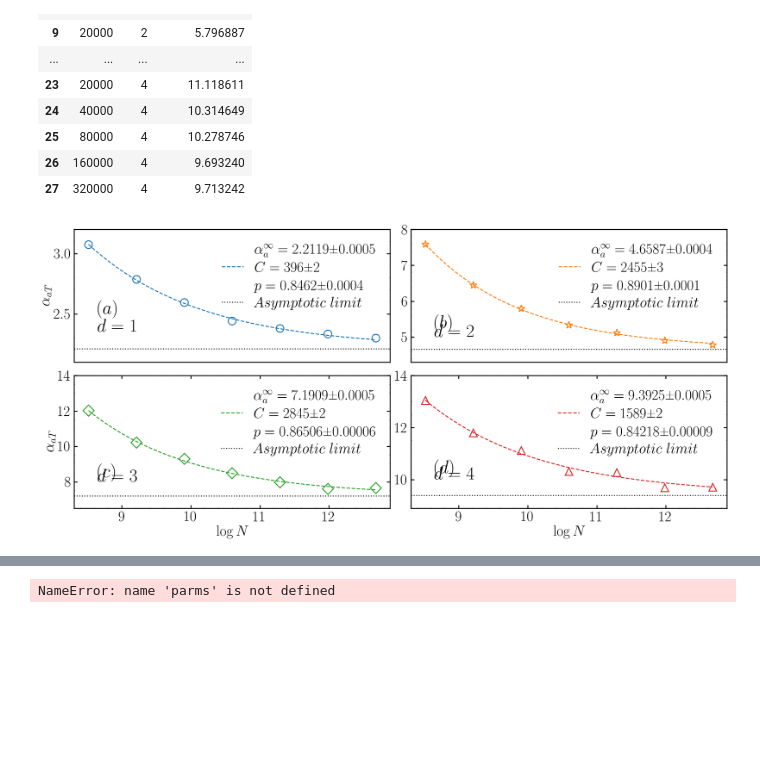
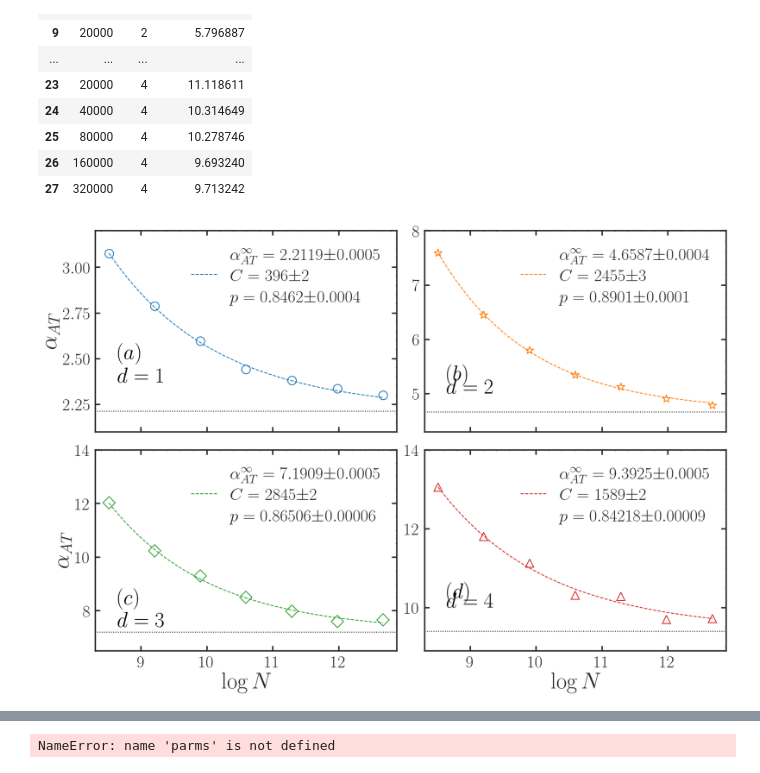
Before and after one commit to JuniorAlencar/SpatialPreferential, a Jupyter notebook: scripts/jupyter/properties.ipynb, the cells around one changed output, grey strips where cells are left out. Drawn from its saved outputs; the diff is of its cells as text; code cells hidden in the pictures; blank space fills up the shorter version.

```diff
--- a/scripts/jupyter/properties.ipynb
+++ b/scripts/jupyter/properties.ipynb
@@ -868,7 +868,7 @@ plt.show()
 ## PLOT TO UNIQUE N VALUE ($N$ $=$ $160000$) WITH $\alpha_g$ $=$ $2.0$
 # %%
 # Configuração inicial
-N = 160000
+N = 40000
 dimensions = [1, 2, 3, 4]
 fig, axes = plt.subplots(2, 2, figsize=(14, 10))
 axes = axes.flatten()
@@ -950,6 +950,6 @@ for dim_idx, dim in enumerate(dimensions):
 
 plt.tight_layout()
 plt.subplots_adjust(right=0.85)
-plt.savefig(f"../../results/alpha_a/R_N_{N}_alpha_a.png", dpi=300)
+#plt.savefig(f"../../results/alpha_a/R_N_{N}_alpha_a.png", dpi=300)
 plt.show()
 # %% [output]
@@ -1204,7 +1204,7 @@ def round_value_and_error(value, error):
     rounded_value = round(value, decimals)
 
     fmt = f".{decimals}f"
-    return f"{format(rounded_value, fmt)} $±$ {format(rounded_error, fmt)}"
+    return f"{format(rounded_value, fmt)} \\displaystyle{{\\pm}} {format(rounded_error, fmt)}"
 # %%
 plt.style.use('./properties.mplstyle')
 plt.rcParams.update({
@@ -1212,7 +1212,7 @@ plt.rcParams.update({
 })
 plt.rcParams["text.usetex"] = True
 plt.rcParams["font.family"] = "serif"
-fig, axs = plt.subplots(2, 2, figsize=(30, 12), sharex=False, sharey=False, constrained_layout=True)
+fig, axs = plt.subplots(2, 2, figsize=(20, 12), sharex=False, sharey=False, constrained_layout=True)
 axs = axs.flatten()
 
 dimensions = [1, 2, 3, 4]
@@ -1225,16 +1225,16 @@ markers = {1: "o", 2: "*", 3: "D", 4: "^"}
 
 colors = {1: "#1f77b4", 2: "#ff7f0e", 3: "#2ca02c", 4:"#d62728"}
 y_limits = {1: [2.1, 3.2], 2: [4.3, 8.0], 3: [6.5, 14.0], 4:[8.9, 14.0]}
-markersize = 20
-mew = 2.5
+markersize = 15
+mew = 1.5
 thickness = 2.5
-fontsize_label = 38
-fontsize_ticks = 38
-labelsize = 27
+fontsize_label = 40
+fontsize_ticks = 30
+labelsize = 15
 label_alpha = ["$(a)$", "$(b)$",
                 "$(c)$", "$(d)$"]
 label_dim = [f"$d = {d}$" for d in dimensions]
-pos_y_dim = [2.35, 5, 8, 10]
+pos_y_dim = [2.37, 5, 7.4, 10]
 pos_y_alpha = [2.50, 5.25, 8.25, 10.25]
 
 count = 0
@@ -1273,42 +1273,49 @@ for d, ax in zip(dimensions, axs):
     # Legenda alinhada
     special_label = (
         r"$\begin{array}{l}"
-        rf"\alpha_a^\infty = {alpha_txt} \\"
+        rf"\alpha_{{AT}}^\infty = {alpha_txt} \\"
         rf"C = {C_txt} \\"
         rf"p = {p_txt} "
         r"\end{array}$"
     )
 
 
-    ax.plot(xe, y_fit, '--', linewidth=2.5, color=colors[d], label=special_label)
+    ax.plot(xe, y_fit, '--', linewidth=1.5, color=colors[d], label=special_label)
 
     ax.text(x=8.65, y=pos_y_alpha[count], s=label_alpha[count], fontsize=1.25*fontsize_ticks, color="black")
     ax.text(x=8.65, y=pos_y_dim[count], s=label_dim[count], fontsize=1.25*fontsize_ticks, color="black")
 
-    ax.axhline(y=p_vals[0], color='black', linestyle=":", alpha=1, label=r'$Asymptotic$ $limit$',linewidth=2.5)
+    ax.axhline(y=p_vals[0], color='black', linestyle=":", alpha=1, label=r'_nolegend_',linewidth=1.5)
     ax.set_ylim(y_limits[d])
     count += 1
+
 for ax in axs:
     if ax in [axs[0], axs[2]]:
-        ax.set_ylabel(r"$\alpha_{aT}$", fontsize=fontsize_label)
+        ax.set_ylabel(r"$\alpha_{AT}$", fontsize=fontsize_label)
+
     if ax in [axs[2], axs[3]]:
         ax.set_xlabel(r'$\log{N}$', fontsize=fontsize_label)
     else:
-        ax.set_xticks([])
+        ax.tick_params(labelbottom=False)
 
     ax.minorticks_on()
     ax.tick_params(axis='both', labelsize=fontsize_ticks, width=thickness, length = 8.5)
     ax.legend(numpoints=1, borderpad=0.5, handlelength=1.5, handletextpad=0.7, labelspacing=0.3,
               loc=1, fancybox=True, framealpha=0, shadow=False, facecolor="white",
               fontsize=fontsize_ticks, ncol=1)
 
     # Define a espessura das bordas
     for spine in ax.spines.values():
         spine.set_linewidth(thickness)
 
+
+    ax.tick_params(bottom=True, left=True)
+    ax.spines['bottom'].set_visible(True)
+    ax.spines['left'].set_visible(True)
+
 plt.tight_layout()
 plt.subplots_adjust(right=0.85)
 plt.savefig('../../results/alpha_transition.svg',dpi = 300)
 plt.show()
 # %% [output]
-[figure, old version]
+[figure, new version]
```
Also changed, not shown: parts of 3 cells of this notebook, 4 other files.
